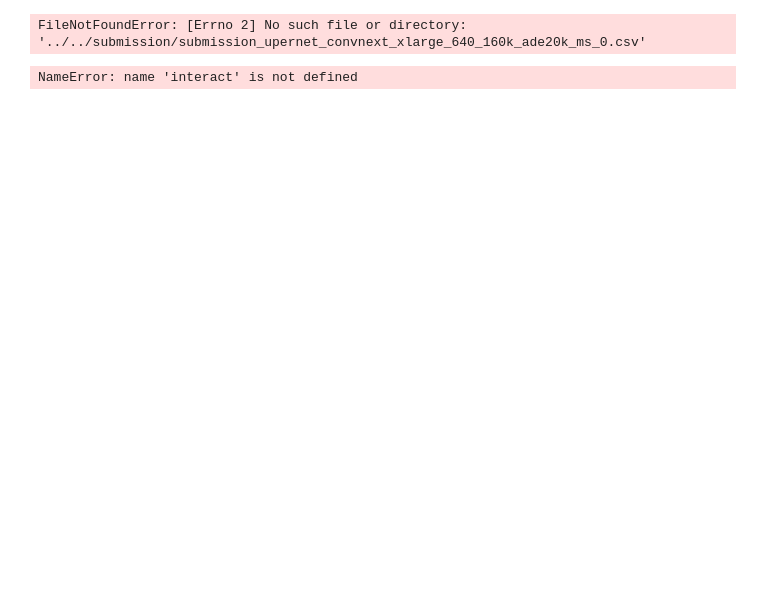
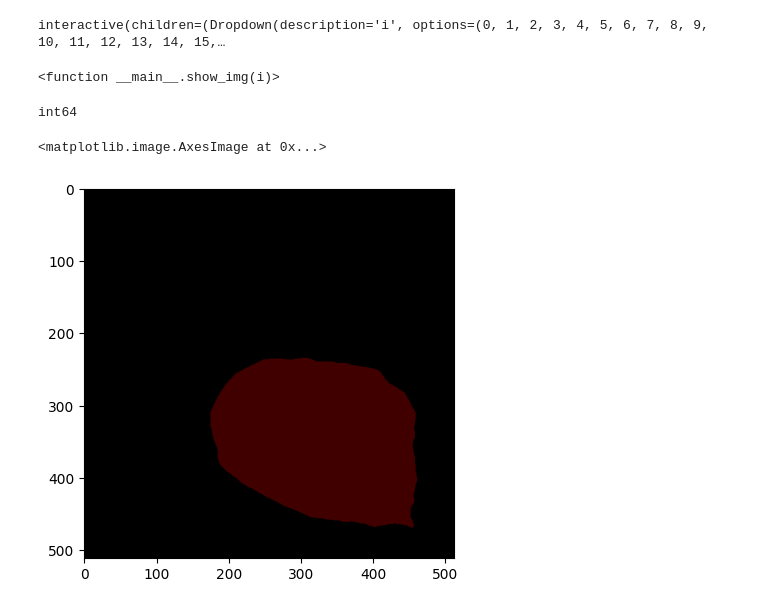
Before and after one commit to boostcampaitech4lv23cv3/level2_semanticsegmentation_cv-level2-cv-16, a Jupyter notebook: tools/mask.ipynb, the cells around one changed output. Cells and saved outputs as stored; diff of their text form; code cells hidden in the pictures; blank space fills up the shorter version.

```diff
--- a/tools/mask.ipynb
+++ b/tools/mask.ipynb
@@ -4,7 +5,3 @@ import pandas as pd
 import numpy as np
 from matplotlib import pyplot
 from ipywidgets import interact
-# %%
-file = pd.read_csv('../../submission/submission_upernet_convnext_xlarge_640_160k_ade20k_ms_0.csv')
-# %% [output]
-FileNotFoundError: [Errno 2] No such file or directory: '../../submission/submission_upernet_convnext_xlarge_640_160k_ade20k_ms_0.csv'
@@ -10,0 +10,4 @@ FileNotFoundError: [Errno 2] No such file or directory: '../../submission/submis
+# %%
+root = '/opt/ml/input'
+dataset_path = "data"
+file = pd.read_csv('../../submission/make_pseudo_anns(512)_SeMask-FAPN_trash_dataV1_WarmupPolyLR_1e-5-model_best_31199iter_fold-0.csv')
@@ -20,10 +27,23 @@ def show_img(i):
     pred = row['PredictionString']
     pred = np.array(pred.split(' '))
     pred = np.array(list(map(lambda x: PALLETE[int(x)], pred)))
-    pred = pred.reshape((256,256,3))
+    pred = pred.reshape((512,512,3))
     print(img_id)
     pyplot.imshow(pred)
 
 interact(show_img, i=range(100))
 # %% [output]
-NameError: name 'interact' is not defined
+interactive(children=(Dropdown(description='i', options=(0, 1, 2, 3, 4, 5, 6, 7, 8, 9, 10, 11, 12, 13, 14, 15,…
+<function __main__.show_img(i)>
+# %%
+pred = file["PredictionString"][0]
+anns = np.array(pred.split(" "))
+anns = np.array(list(map(lambda x: PALLETE[int(x)], anns)), dtype=np.unit8)
+anns = anns.reshape((512, 512, 3))
+
+print(anns.dtype)
+pyplot.imshow(anns)
+# %% [output]
+int64
+<matplotlib.image.AxesImage at 0x...>
+[figure, added]
```
Also changed, not shown: parts of 5 cells of this notebook, 19 other files.
